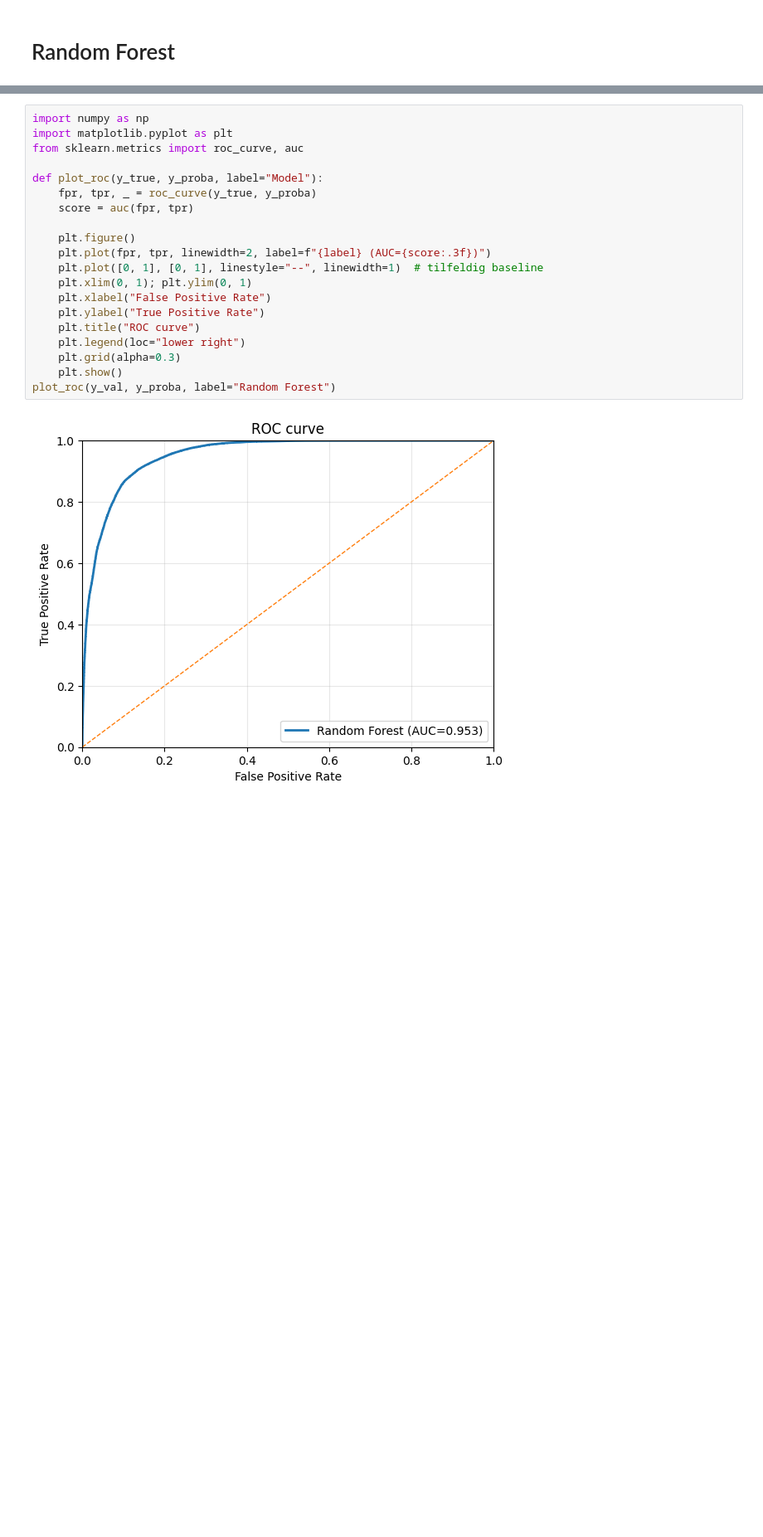
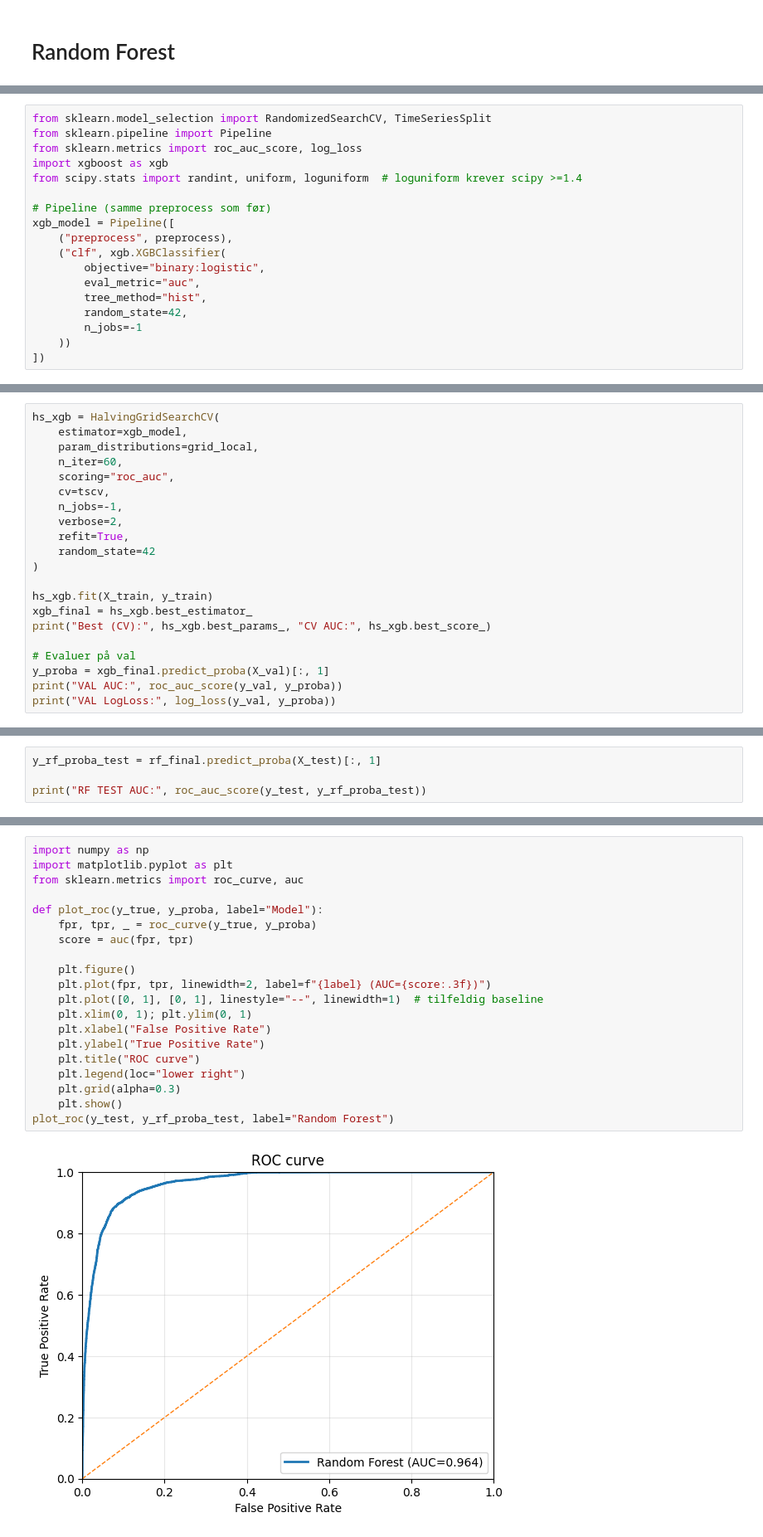
Before and after one commit to JakobBerg-Projects/avinor-ai, a Jupyter notebook: notebooks/03-modeling-jakob.ipynb, the cells around one changed output, grey strips where cells are left out. Shown at 83% size. Saved outputs shown, nothing was run; the diff lists cells and outputs as text; blank space fills up the shorter version.

Commit message:
La til endelig modell og parameter søk

```diff
--- a/notebooks/03-modeling-jakob.ipynb
+++ b/notebooks/03-modeling-jakob.ipynb
@@ -153,0 +259,18 @@ Best params: {'clf__max_depth': 20, 'clf__n_estimators': 200}
+# %%
+from sklearn.model_selection import RandomizedSearchCV, TimeSeriesSplit
+from sklearn.pipeline import Pipeline
+from sklearn.metrics import roc_auc_score, log_loss
+import xgboost as xgb
+from scipy.stats import randint, uniform, loguniform  # loguniform krever scipy >=1.4
+
+# Pipeline (samme preprocess som før)
+xgb_model = Pipeline([
+    ("preprocess", preprocess),
+    ("clf", xgb.XGBClassifier(
+        objective="binary:logistic",
+        eval_metric="auc",
+        tree_method="hist",
+        random_state=42,
+        n_jobs=-1
+    ))
+])
@@ -153,0 +385,21 @@ Best params: {'clf__max_depth': 20, 'clf__n_estimators': 200}
+# %%
+hs_xgb = HalvingGridSearchCV(
+    estimator=xgb_model,
+    param_distributions=grid_local,
+    n_iter=60,
+    scoring="roc_auc",
+    cv=tscv,
+    n_jobs=-1,
+    verbose=2,
+    refit=True,
+    random_state=42
+)
+
+hs_xgb.fit(X_train, y_train)
+xgb_final = hs_xgb.best_estimator_
+print("Best (CV):", hs_xgb.best_params_, "CV AUC:", hs_xgb.best_score_)
+
+# Evaluer på val
+y_proba = xgb_final.predict_proba(X_val)[:, 1]
+print("VAL AUC:", roc_auc_score(y_val, y_proba))
+print("VAL LogLoss:", log_loss(y_val, y_proba))
@@ -153,0 +421,4 @@ Best params: {'clf__max_depth': 20, 'clf__n_estimators': 200}
+# %%
+y_rf_proba_test = rf_final.predict_proba(X_test)[:, 1]
+
+print("RF TEST AUC:", roc_auc_score(y_test, y_rf_proba_test))
@@ -197,23 +470,23 @@ plt.show()
 # %%
 import numpy as np
 import matplotlib.pyplot as plt
 from sklearn.metrics import roc_curve, auc
 
 def plot_roc(y_true, y_proba, label="Model"):
     fpr, tpr, _ = roc_curve(y_true, y_proba)
     score = auc(fpr, tpr)
 
     plt.figure()
     plt.plot(fpr, tpr, linewidth=2, label=f"{label} (AUC={score:.3f})")
     plt.plot([0, 1], [0, 1], linestyle="--", linewidth=1)  # tilfeldig baseline
     plt.xlim(0, 1); plt.ylim(0, 1)
     plt.xlabel("False Positive Rate")
     plt.ylabel("True Positive Rate")
     plt.title("ROC curve")
     plt.legend(loc="lower right")
     plt.grid(alpha=0.3)
     plt.show()
-plot_roc(y_val, y_proba, label="Random Forest")
+plot_roc(y_test, y_rf_proba_test, label="Random Forest")
 # %% [output]
-[figure, old version]
+[figure, new version]
 # %% [markdown]
```
Also changed, not shown: parts of 36 cells of this notebook.
